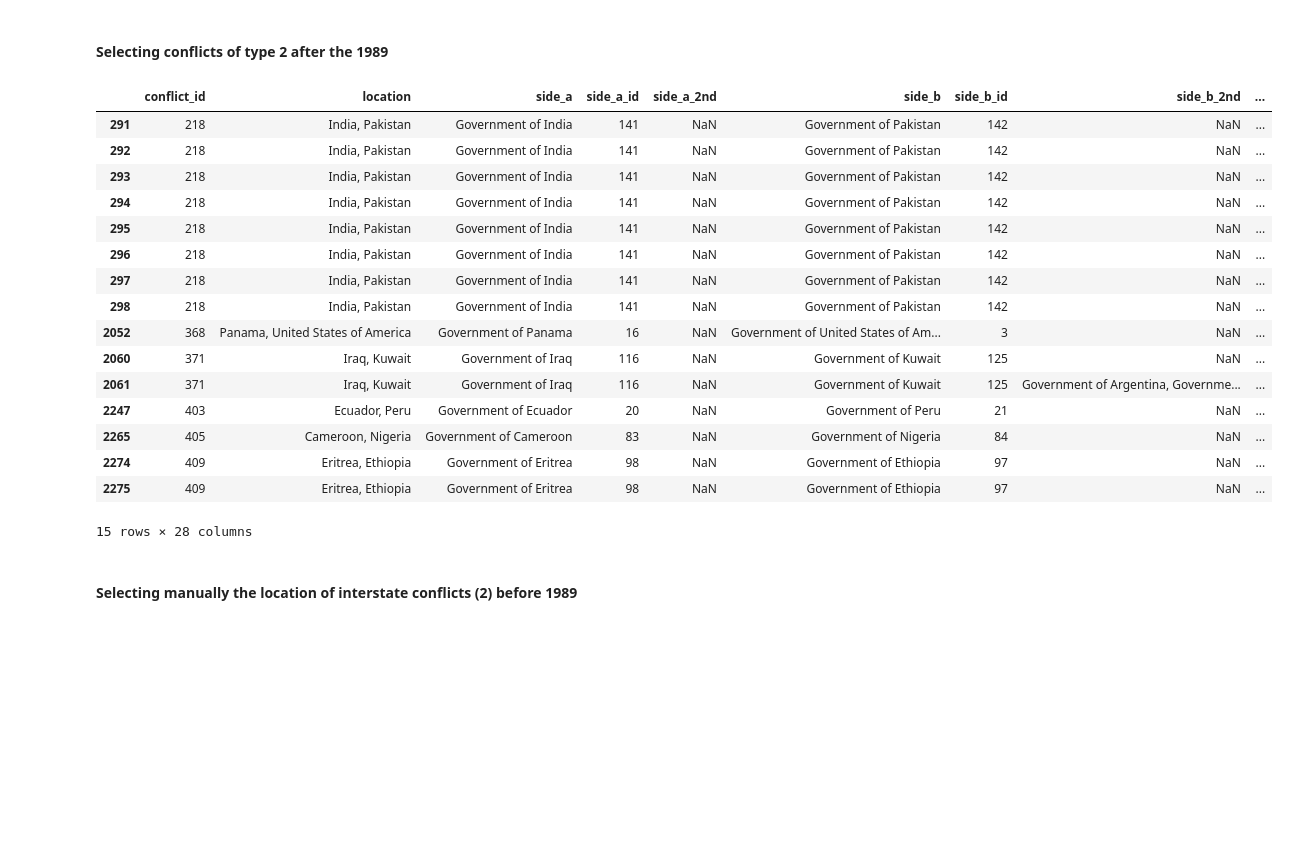
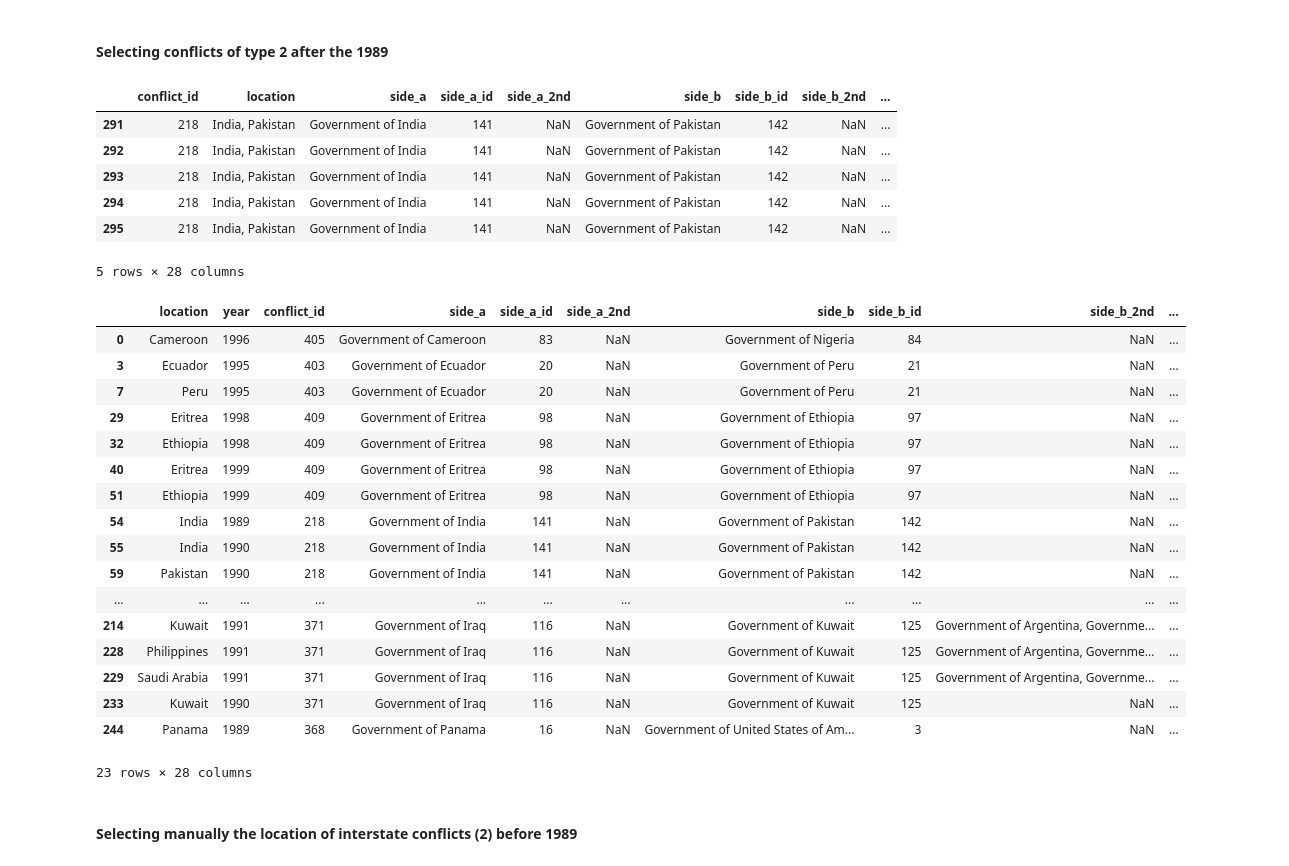
Before and after one commit to epfl-ada/ada-2020-project-milestone-p3-p3_limonada, a Jupyter notebook: creative_extension.ipynb, the cells around one changed output. Saved outputs shown, nothing was run; the diff lists cells and outputs as text; code cells hidden in the pictures; blank space fills up the shorter version.

```diff
--- a/creative_extension.ipynb
+++ b/creative_extension.ipynb
@@ -416,24 +402,14 @@ ucdp_prio_data_2
 # %% [markdown]
 #### Selecting conflicts of type 2 after the 1989
 # %%
-ucdp_prio_data_2[ucdp_prio_data_2['year']>1988]
+ucdp_prio_data_2[ucdp_prio_data_2['year']>1988].head()
 # %% [output]
 |  | conflict_id | location | side_a | side_a_id | side_a_2nd | side_b | side_b_id | side_b_2nd | ... |
 | 291 | 218 | India, Pakistan | Government of India | 141 | NaN | Government of Pakistan | 142 | NaN | ... |
 | 292 | 218 | India, Pakistan | Government of India | 141 | NaN | Government of Pakistan | 142 | NaN | ... |
 | 293 | 218 | India, Pakistan | Government of India | 141 | NaN | Government of Pakistan | 142 | NaN | ... |
 | 294 | 218 | India, Pakistan | Government of India | 141 | NaN | Government of Pakistan | 142 | NaN | ... |
 | 295 | 218 | India, Pakistan | Government of India | 141 | NaN | Government of Pakistan | 142 | NaN | ... |
-| 296 | 218 | India, Pakistan | Government of India | 141 | NaN | Government of Pakistan | 142 | NaN | ... |
-| 297 | 218 | India, Pakistan | Government of India | 141 | NaN | Government of Pakistan | 142 | NaN | ... |
-| 298 | 218 | India, Pakistan | Government of India | 141 | NaN | Government of Pakistan | 142 | NaN | ... |
-| 2052 | 368 | Panama, United States of America | Government of Panama | 16 | NaN | Government of United States of Am... | 3 | NaN | ... |
-| 2060 | 371 | Iraq, Kuwait | Government of Iraq | 116 | NaN | Government of Kuwait | 125 | NaN | ... |
-| 2061 | 371 | Iraq, Kuwait | Government of Iraq | 116 | NaN | Government of Kuwait | 125 | Government of Argentina, Governme... | ... |
-| 2247 | 403 | Ecuador, Peru | Government of Ecuador | 20 | NaN | Government of Peru | 21 | NaN | ... |
-| 2265 | 405 | Cameroon, Nigeria | Government of Cameroon | 83 | NaN | Government of Nigeria | 84 | NaN | ... |
-| 2274 | 409 | Eritrea, Ethiopia | Government of Eritrea | 98 | NaN | Government of Ethiopia | 97 | NaN | ... |
-| 2275 | 409 | Eritrea, Ethiopia | Government of Eritrea | 98 | NaN | Government of Ethiopia | 97 | NaN | ... |
-15 rows × 28 columns
+5 rows × 28 columns
 # %%
 ucdp_2_after1989=pd.merge(ged_filtered, ucdp_prio_data_2, left_on= ['conflict_new_id','year'], right_on =['conflict_id','year']).drop_duplicates()
@@ -440,3 +418,26 @@ ucdp_2_after1989=pd.merge(ged_filtered, ucdp_prio_data_2, left_on= ['conflict_ne
+# %%
+# drop "location" and rename country to "location". Now location is geographical location
+ucdp_2_after1989.rename(columns = {"country" : "location"}, inplace=True)
+ucdp_2_after1989
+# %% [output]
+|  | location | year | conflict_id | side_a | side_a_id | side_a_2nd | side_b | side_b_id | side_b_2nd | ... |
+| 0 | Cameroon | 1996 | 405 | Government of Cameroon | 83 | NaN | Government of Nigeria | 84 | NaN | ... |
+| 3 | Ecuador | 1995 | 403 | Government of Ecuador | 20 | NaN | Government of Peru | 21 | NaN | ... |
+| 7 | Peru | 1995 | 403 | Government of Ecuador | 20 | NaN | Government of Peru | 21 | NaN | ... |
+| 29 | Eritrea | 1998 | 409 | Government of Eritrea | 98 | NaN | Government of Ethiopia | 97 | NaN | ... |
+| 32 | Ethiopia | 1998 | 409 | Government of Eritrea | 98 | NaN | Government of Ethiopia | 97 | NaN | ... |
+| 40 | Eritrea | 1999 | 409 | Government of Eritrea | 98 | NaN | Government of Ethiopia | 97 | NaN | ... |
+| 51 | Ethiopia | 1999 | 409 | Government of Eritrea | 98 | NaN | Government of Ethiopia | 97 | NaN | ... |
+| 54 | India | 1989 | 218 | Government of India | 141 | NaN | Government of Pakistan | 142 | NaN | ... |
+| 55 | India | 1990 | 218 | Government of India | 141 | NaN | Government of Pakistan | 142 | NaN | ... |
+| 59 | Pakistan | 1990 | 218 | Government of India | 141 | NaN | Government of Pakistan | 142 | NaN | ... |
+| ... | ... | ... | ... | ... | ... | ... | ... | ... | ... | ... |
+| 214 | Kuwait | 1991 | 371 | Government of Iraq | 116 | NaN | Government of Kuwait | 125 | Government of Argentina, Governme... | ... |
+| 228 | Philippines | 1991 | 371 | Government of Iraq | 116 | NaN | Government of Kuwait | 125 | Government of Argentina, Governme... | ... |
+| 229 | Saudi Arabia | 1991 | 371 | Government of Iraq | 116 | NaN | Government of Kuwait | 125 | Government of Argentina, Governme... | ... |
+| 233 | Kuwait | 1990 | 371 | Government of Iraq | 116 | NaN | Government of Kuwait | 125 | NaN | ... |
+| 244 | Panama | 1989 | 368 | Government of Panama | 16 | NaN | Government of United States of Am... | 3 | NaN | ... |
+23 rows × 28 columns
 # %% [markdown]
 #### Selecting manually the location of interstate conflicts (2) before 1989
 # %%
```
Also changed, not shown: parts of 14 cells of this notebook.
